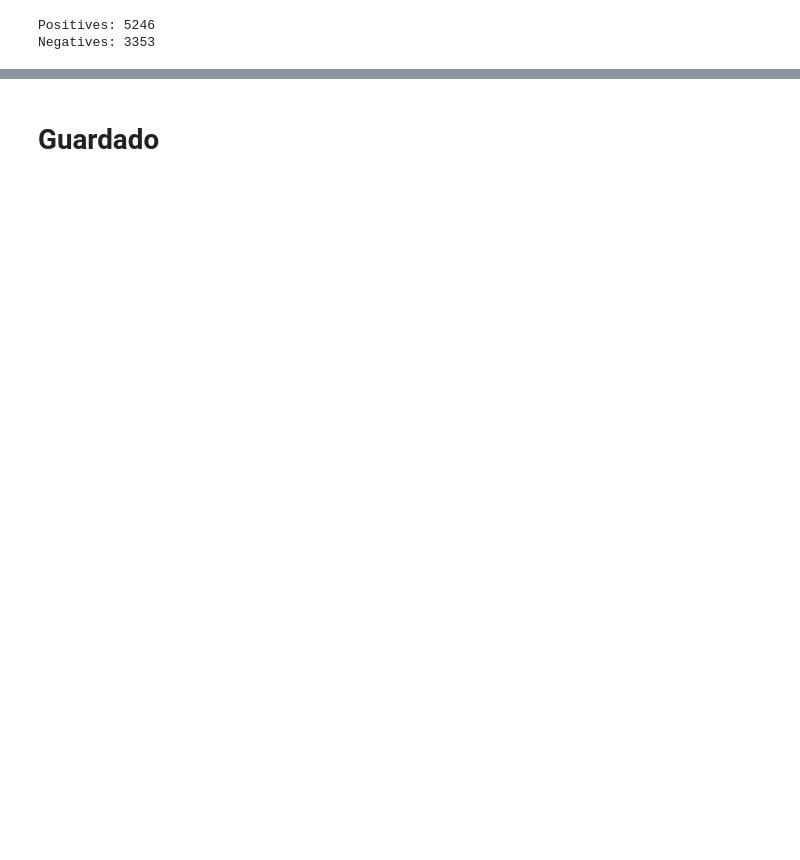
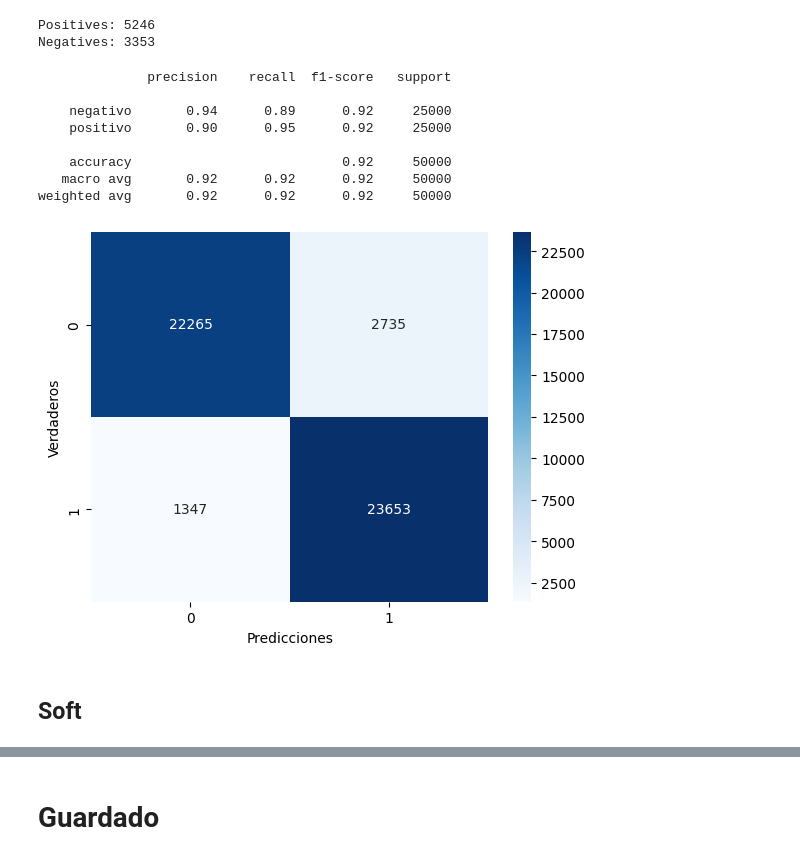
Before and after one commit to kikiymini/7506R-1C2024-GRUPO02, a Jupyter notebook: TP2/7506R_TP2_GRUPO2_Ensamble.ipynb, the cells around one changed output, grey strips where cells are left out. Saved outputs shown, nothing was run; the diff lists cells and outputs as text; code cells hidden in the pictures; blank space fills up the shorter version.

```diff
--- a/TP2/7506R_TP2_GRUPO2_Ensamble.ipynb
+++ b/TP2/7506R_TP2_GRUPO2_Ensamble.ipynb
@@ -102,6 +106,18 @@ def print_positive_negatives(sentimientos):
   total_positives = (sentimientos == "positivo").sum()
   total_negatives = (sentimientos == "negativo").sum()
   print(f"Positives: {total_positives}\nNegatives: {total_negatives}")
+# %%
+def plot_confussion_matrix(true, pred):
+  #Creo matriz de confusión
+  tabla = confusion_matrix(true, pred)
+
+  #Grafico matriz de confusión
+  sns.heatmap(tabla, cmap='Blues',annot=True,fmt='g')
+  plt.xlabel('Predicciones')
+  plt.ylabel('Verdaderos')
+
+  #Reporte
+  print(classification_report(true, pred))
 # %%
 x_test_text = ds_test["review_es"]
 x_train_text = ds_train["review_es"]
@@ -155,3 +187,22 @@ print_positive_negatives(resultados_ensamble['sentimiento'])
 # %% [output]
 Positives: 5246
 Negatives: 3353
+# %%
+# Predicciones
+y_pred = ensemble_model.predict(x_train)
+# %%
+y_pred = map_sentiment(pd.Series(y_pred), invert=True)
+y_train_str = map_sentiment(pd.Series(y_train), invert=True)
+plot_confussion_matrix(y_train_str, y_pred) # grafico
+# %% [output]
+              precision    recall  f1-score   support
+
+    negativo       0.94      0.89      0.92     25000
+    positivo       0.90      0.95      0.92     25000
+
+    accuracy                           0.92     50000
+   macro avg       0.92      0.92      0.92     50000
+weighted avg       0.92      0.92      0.92     50000
+[figure, added]
+# %% [markdown]
+## Soft
```
Also changed, not shown: parts of 15 cells of this notebook.
